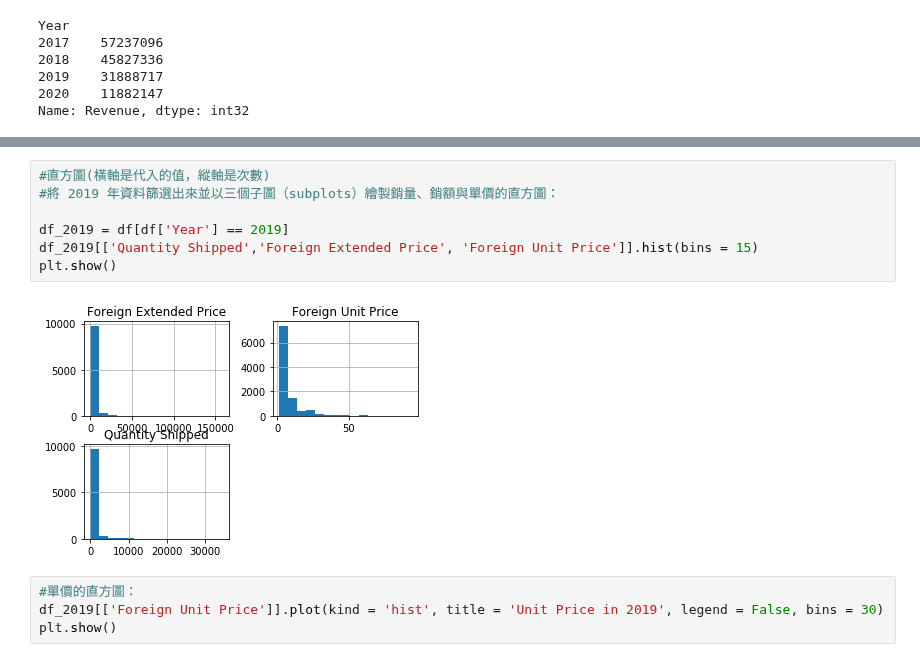
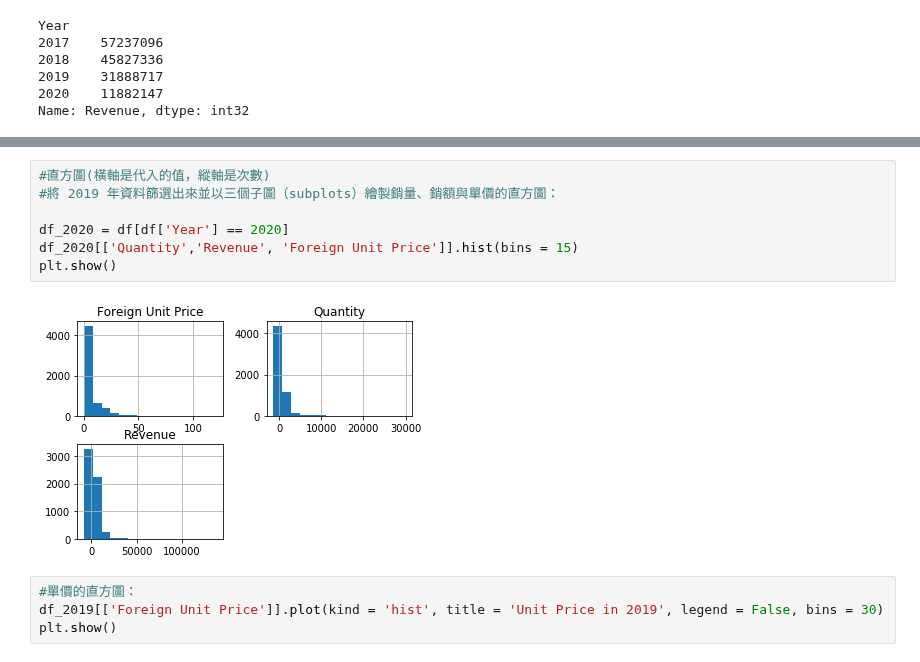
Before and after one commit to ricky4235/Python, a Jupyter notebook: 2_DataAnalysis/IPNB/T1_gd.ipynb, the cells around one changed output, grey strips where cells are left out. Saved outputs shown, nothing was run; the diff lists cells and outputs as text.

```diff
--- a/2_DataAnalysis/IPNB/T1_gd.ipynb
+++ b/2_DataAnalysis/IPNB/T1_gd.ipynb
@@ -540,12 +545,12 @@ plt.show()
 # %%
 #直方圖(橫軸是代入的值，縱軸是次數)
 #將 2019 年資料篩選出來並以三個子圖（subplots）繪製銷量、銷額與單價的直方圖：
 
-df_2019 = df[df['Year'] == 2019]
-df_2019[['Quantity Shipped','Foreign Extended Price', 'Foreign Unit Price']].hist(bins = 15)
+df_2020 = df[df['Year'] == 2020]
+df_2020[['Quantity','Revenue', 'Foreign Unit Price']].hist(bins = 15)
 plt.show()
 # %% [output]
-[figure, old version]
+[figure, new version]
 # %%
 #單價的直方圖：
 df_2019[['Foreign Unit Price']].plot(kind = 'hist', title = 'Unit Price in 2019', legend = False, bins = 30)
```
Also changed, not shown: parts of 34 cells of this notebook.
